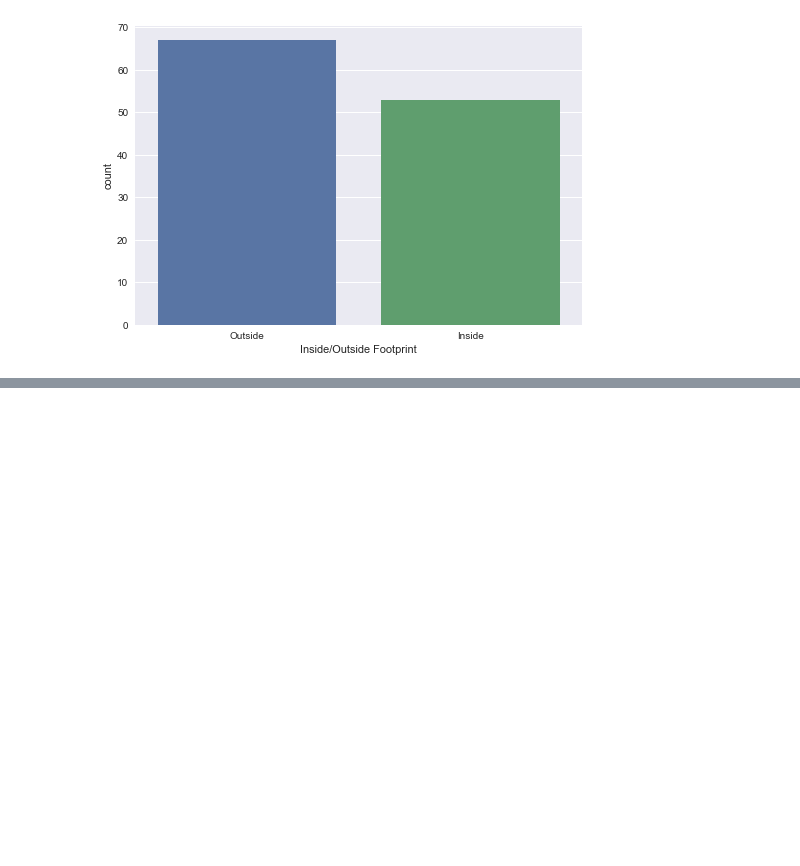
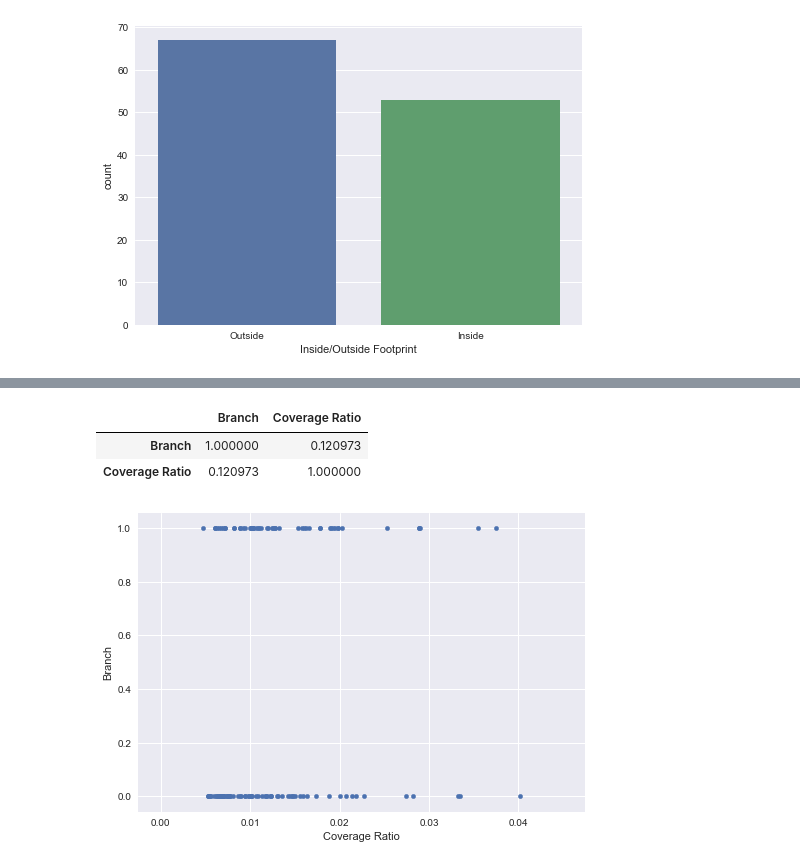
Before and after one commit to ZiaoChen/BC3406, a Jupyter notebook: General/Case 1.ipynb, the cells around one changed output, grey strips where cells are left out. Saved outputs shown, nothing was run; the diff lists cells and outputs as text; code cells hidden in the pictures; blank space fills up the shorter version.

```diff
--- a/General/Case 1.ipynb
+++ b/General/Case 1.ipynb
@@ -38,0 +97,12 @@ plt.show()
+# %%
+data = data[data["Coverage Ratio"] != max(data["Coverage Ratio"])]
+data.corr()
+# %% [output]
+|  | Branch | Coverage Ratio |
+| Branch | 1.000000 | 0.120973 |
+| Coverage Ratio | 0.120973 | 1.000000 |
+# %%
+data.plot(kind='scatter',x='Coverage Ratio',y='Branch')
+plt.show()
+# %% [output]
+[figure, added]
```
Also changed, not shown: parts of 16 cells of this notebook, 3 other files.
